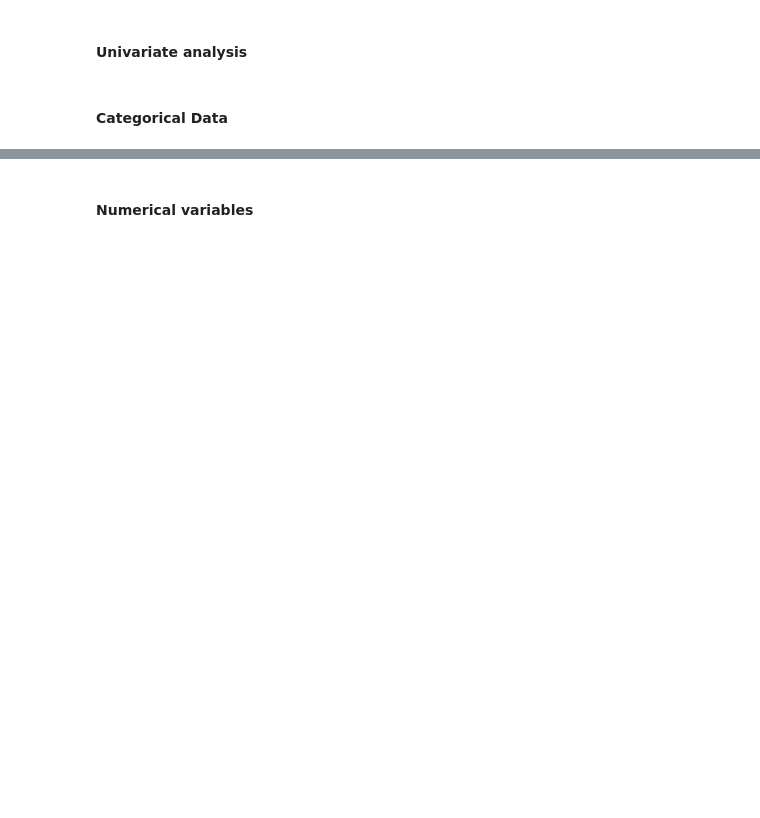
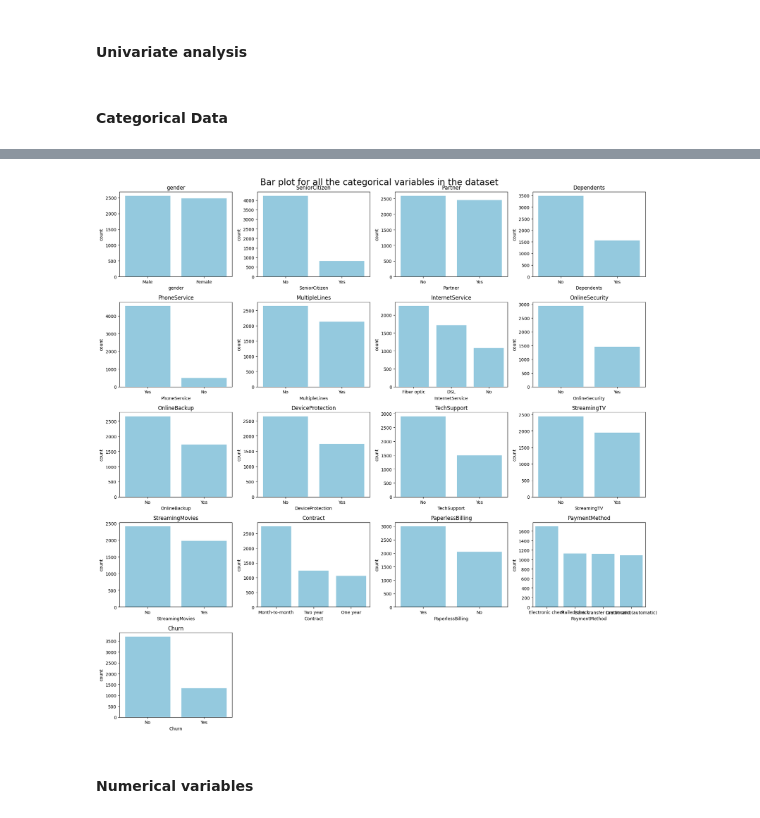
Before and after one commit to lizjelimo/Churn-Analysis, a Jupyter notebook: notebooks/main.ipynb, the cells around one changed output, grey strips where cells are left out. Cells and saved outputs as stored; diff of their text form; code cells hidden in the pictures; blank space fills up the shorter version.

```diff
--- a/notebooks/main.ipynb
+++ b/notebooks/main.ipynb
@@ -277,13 +222,3 @@ For example, when doing 'df[col].method(value, inplace=True)', try using 'df.met
 #### **Univariate analysis**
 # %% [markdown]
 #### Categorical Data
-# %%
-categorical_columns = [ 'gender', 'SeniorCitizen', 'Partner', 'Dependents', 'PhoneService', 'MultipleLines', 'InternetService','OnlineSecurity', 'OnlineBackup', 'DeviceProtection', 'TechSupport','StreamingTV', 'StreamingMovies', 'Contract', 'PaperlessBilling','PaymentMethod', 'Churn']
-for column in categorical_columns:
-    plt.figure(figsize=(6,4))
-    merged_training_dataset[column].value_counts().plot(kind = 'bar', color = 'skyblue')
-    plt.title(f'Bar plot of {column}')
-    plt.xlabel(column)
-    plt.xticks(rotation = 0)
-    plt.ylabel('Count')
-    plt.show()
@@ -304,3 +225,30 @@ for column in categorical_columns:
+# %%
+
+# Create a figure and axes with specified size
+fig, axes = plt.subplots(5, 4, figsize=(18, 18))
+
+# Set the title for the entire figure
+fig.suptitle('Bar plot for all the categorical variables in the dataset', fontsize=20)
+
+# List of categorical columns to plot
+categorical_columns = ['gender', 'SeniorCitizen', 'Partner', 'Dependents',
+                       'PhoneService', 'MultipleLines', 'InternetService', 'OnlineSecurity',
+                       'OnlineBackup', 'DeviceProtection', 'TechSupport', 'StreamingTV',
+                       'StreamingMovies', 'Contract', 'PaperlessBilling', 'PaymentMethod', 'Churn']
+
+# Iterate over the axes and categorical columns, plot each column
+for ax, column in zip(axes.flatten(), categorical_columns):
+    sns.countplot(x=column, data=merged_training_dataset, color='skyblue', order=merged_training_dataset[column].value_counts().index, ax=ax)
+    ax.set_title(column)  # Set the title for each subplot
+
+# Hide the empty subplots if there are any
+for i in range(len(categorical_columns), len(axes.flatten())):
+    axes.flatten()[i].axis('off')
+
+plt.tight_layout()
+plt.show()
+# %% [output]
+[figure, added]
 # %% [markdown]
 #### Numerical variables
 # %%
```
Also changed, not shown: parts of 18 cells of this notebook.
